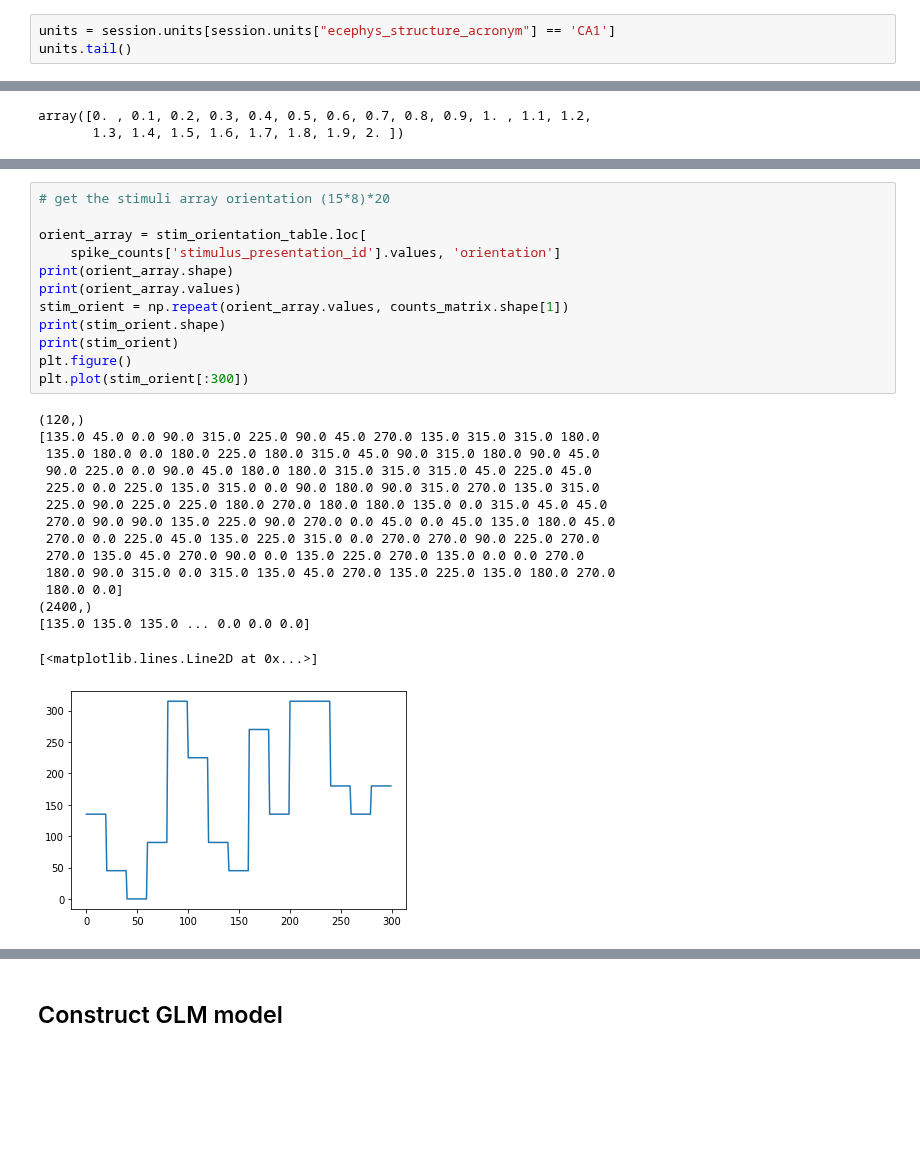
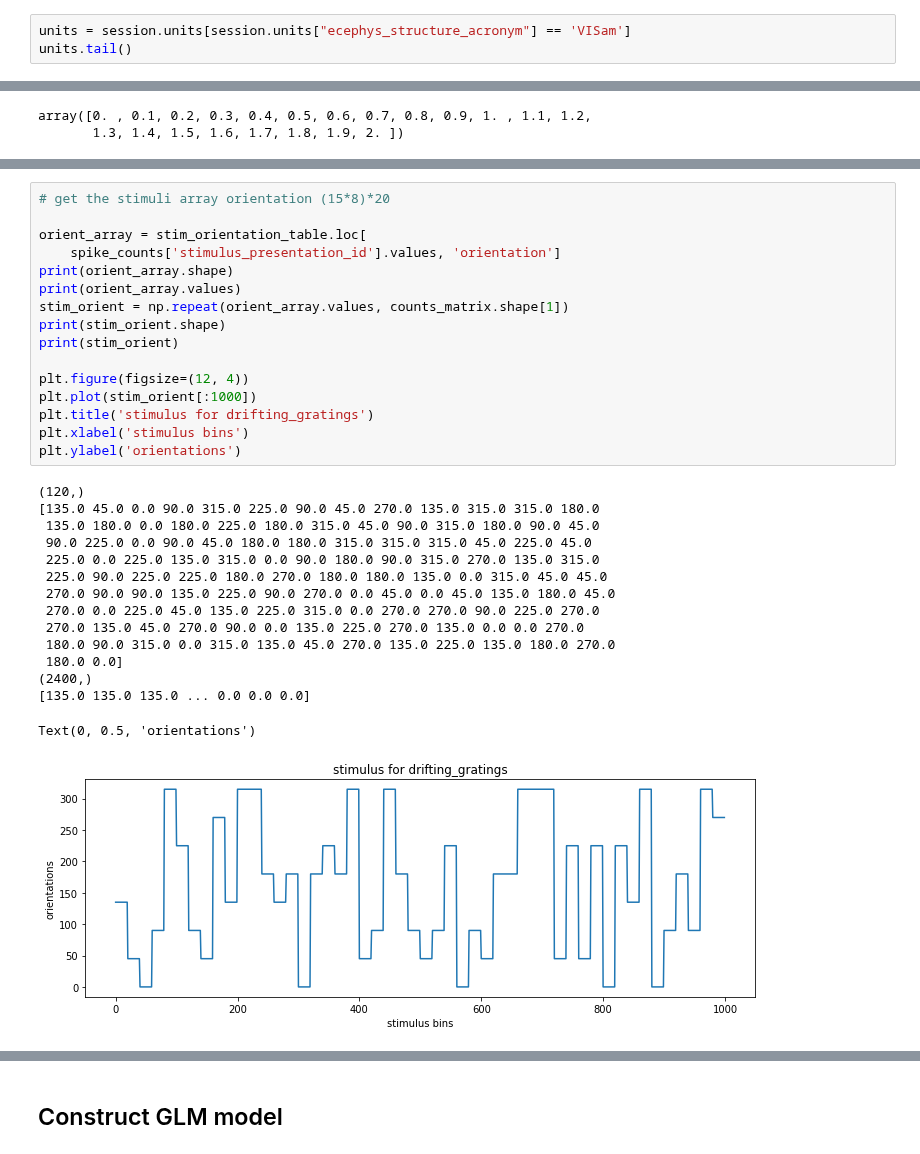
Before and after one commit to Jp-17/Coding_learning, a Jupyter notebook: Model_learning/GLM_allen_learn.ipynb, the cells around one changed output, grey strips where cells are left out. Cells and saved outputs as stored; diff of their text form; blank space fills up the shorter version.

```diff
--- a/Model_learning/GLM_allen_learn.ipynb
+++ b/Model_learning/GLM_allen_learn.ipynb
@@ -73,5 +73,5 @@ Select units from CA1 area
 # %%
-units = session.units[session.units["ecephys_structure_acronym"] == 'CA1']
+units = session.units[session.units["ecephys_structure_acronym"] == 'VISam']
 units.tail()
 # %% [output]
 |  | isi_violations | waveform_amplitude | waveform_spread | waveform_duration | nn_hit_rate | snr | ... |
@@ -166,28 +168,32 @@ plt.plot(CA1_counts[:300, 0])
 # %%
 # get the stimuli array orientation (15*8)*20
 
 orient_array = stim_orientation_table.loc[
     spike_counts['stimulus_presentation_id'].values, 'orientation']
 print(orient_array.shape)
 print(orient_array.values)
 stim_orient = np.repeat(orient_array.values, counts_matrix.shape[1])
 print(stim_orient.shape)
 print(stim_orient)
-plt.figure()
-plt.plot(stim_orient[:300])
+
+plt.figure(figsize=(12, 4))
+plt.plot(stim_orient[:1000])
+plt.title('stimulus for drifting_gratings')
+plt.xlabel('stimulus bins')
+plt.ylabel('orientations')
 # %% [output]
 (120,)
 [135.0 45.0 0.0 90.0 315.0 225.0 90.0 45.0 270.0 135.0 315.0 315.0 180.0
  135.0 180.0 0.0 180.0 225.0 180.0 315.0 45.0 90.0 315.0 180.0 90.0 45.0
  90.0 225.0 0.0 90.0 45.0 180.0 180.0 315.0 315.0 315.0 45.0 225.0 45.0
  225.0 0.0 225.0 135.0 315.0 0.0 90.0 180.0 90.0 315.0 270.0 135.0 315.0
  225.0 90.0 225.0 225.0 180.0 270.0 180.0 180.0 135.0 0.0 315.0 45.0 45.0
  270.0 90.0 90.0 135.0 225.0 90.0 270.0 0.0 45.0 0.0 45.0 135.0 180.0 45.0
  270.0 0.0 225.0 45.0 135.0 225.0 315.0 0.0 270.0 270.0 90.0 225.0 270.0
  270.0 135.0 45.0 270.0 90.0 0.0 135.0 225.0 270.0 135.0 0.0 0.0 270.0
  180.0 90.0 315.0 0.0 315.0 135.0 45.0 270.0 135.0 225.0 135.0 180.0 270.0
  180.0 0.0]
 (2400,)
 [135.0 135.0 135.0 ... 0.0 0.0 0.0]
-[<matplotlib.lines.Line2D at 0x...>]
+Text(0, 0.5, 'orientations')
-[figure, old version]
+[figure, new version]
```
Also changed, not shown: parts of 12 cells of this notebook.
